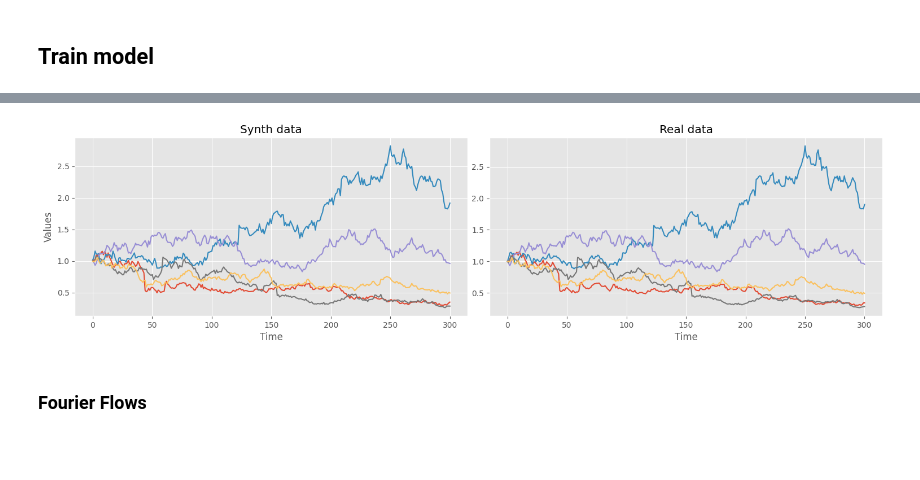
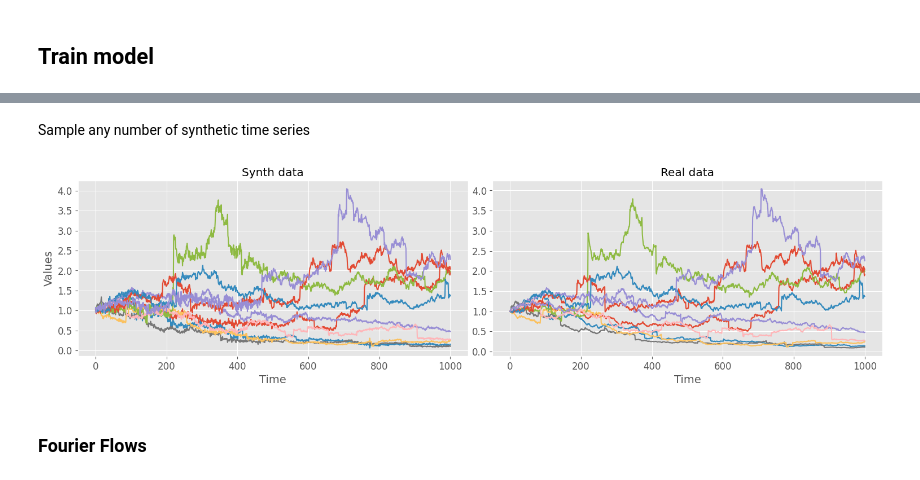
Before and after one commit to kirillzx/JDFlow, a Jupyter notebook: generator_main.ipynb, the cells around one changed output, grey strips where cells are left out. Drawn from its saved outputs; the diff is of its cells as text; code cells hidden in the pictures; blank space fills up the shorter version.

```diff
--- a/generator_main.ipynb
+++ b/generator_main.ipynb
@@ -430,17 +449,16 @@ plt.show()
 # %%
 h_dim = len(data_tensor[0])
 M = data_tensor.size(0)
+BS = M
 time_steps = 100
 dt = torch.FloatTensor([1/time_steps])
-# n = data_tensor.size(0)
 sig_dim = n + n**2
 # %%
-# nsde_flow = Flow(128, 10, h_dim, h_dim)
 n_flows = 10
 
-nsde_flow = JDFlow(n_flows, h_dim, M, time_steps, dt, sig_dim, xiP0)
+nsde_flow = JDFlow(n_flows, h_dim, BS, time_steps, dt, sig_dim, xiP0)
 
-losses = nsde_flow.fit(data_tensor, epochs=1000)
+losses = nsde_flow.fit(data_tensor, epochs=1000, batch_size=BS)
 # %%
 nsde_flow.eval()
 # %% [output]
@@ -493,21 +482,25 @@ plt.show()
+# %% [markdown]
+Sample any number of synthetic time series
+# %%
+samples = nsde_flow.sample(n_samples=M)
 # %%
 synth_data = inverse_preprocessing(samples, M, scaler)
-real_data = scaler.inverse_transform(data.T, M, scaler).T
+real_data = scaler.inverse_transform(data.T).T
 # %%
 fig, axs = plt.subplots(1, 2, figsize=(15, 4), dpi=100)
 
-axs[0].plot(synth_data[:].T)
+axs[0].plot(synth_data.T)
 axs[0].set_title('Synth data')
 axs[0].set_xlabel('Time')
 axs[0].set_ylabel('Values')
 
-axs[1].plot(real_data[:].T)
+axs[1].plot(real_data.T)
 axs[1].set_title('Real data')
 axs[1].set_xlabel('Time')
 
 plt.subplots_adjust(wspace=0.1)
 plt.tight_layout(pad=0.5)
 # plt.savefig('Merton_many_synth2.pdf', dpi=300)
 plt.show()
 # %% [output]
-[figure, old version]
+[figure, new version]
```
Also changed, not shown: parts of 63 cells of this notebook.
